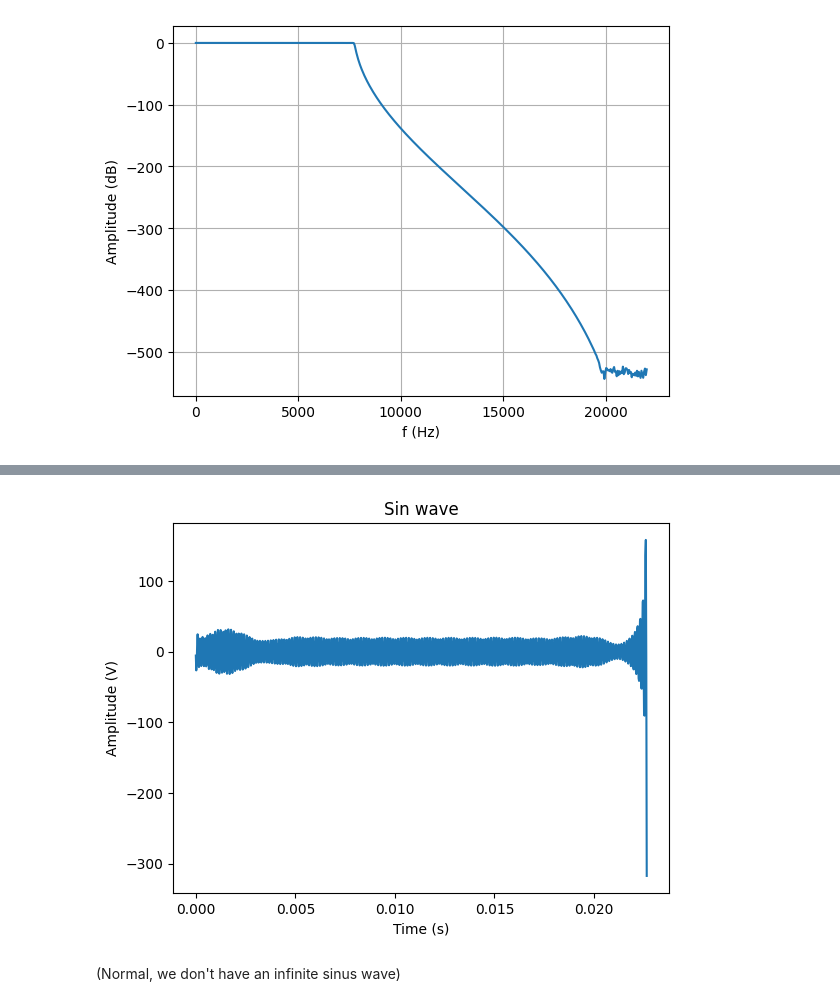
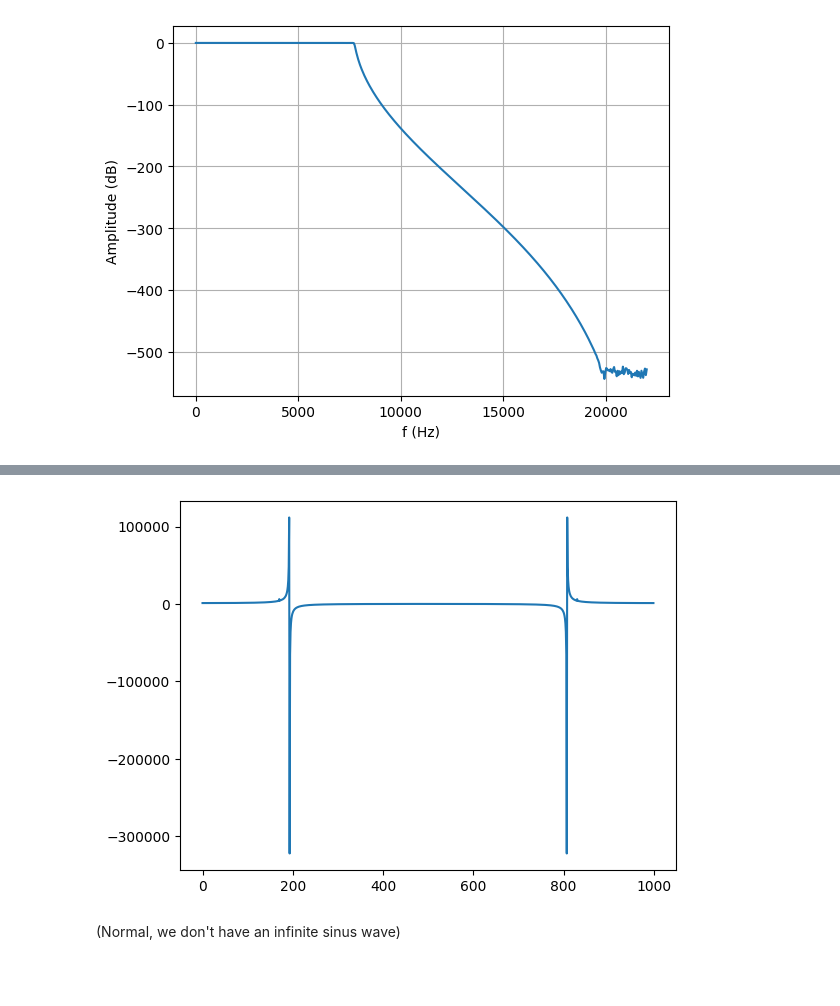
Before and after one commit to PizzaManStarted/projet_signal, a Jupyter notebook: code.ipynb, the cells around one changed output, grey strips where cells are left out. Cells and saved outputs as stored; diff of their text form; code cells hidden in the pictures; blank space fills up the shorter version.

```diff
--- a/code.ipynb
+++ b/code.ipynb
@@ -283,14 +288,18 @@ plot_sin(t, sin_samples)
 # %%
 # Let's apply the filter to our function
 
 
 
 output_signal = signal.filtfilt(B_caueur, A_caueur,  sin_samples)
 
+yf = np.fft.fft(sin_samples)
 
 
-plot_sin(t, output_signal)
+
+simple_plot(yf, [])
+
+#plot_sin(t, 20 * np.log10(np.abs(output_signal)))
 # %% [output]
-[figure, old version]
+[figure, new version]
 # %% [markdown]
 (Normal, we don't have an infinite sinus wave)
```
Also changed, not shown: parts of 11 cells of this notebook.
